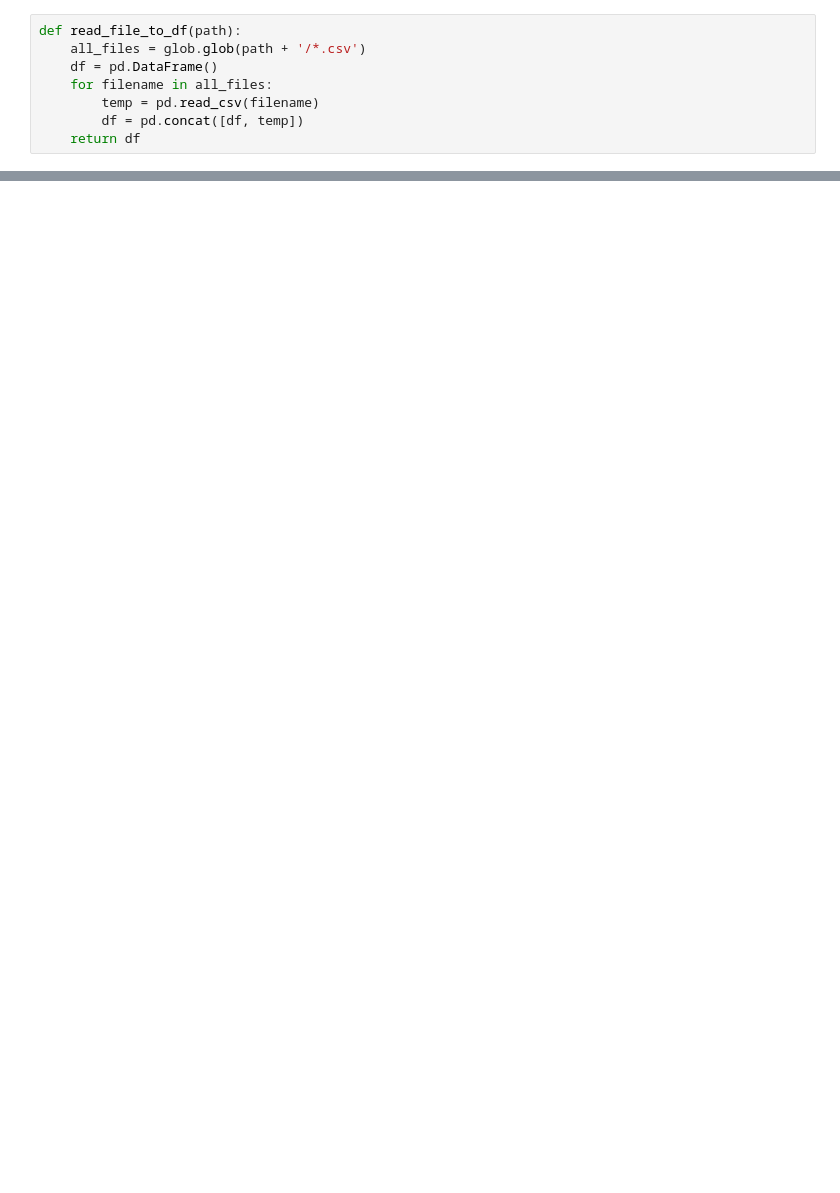
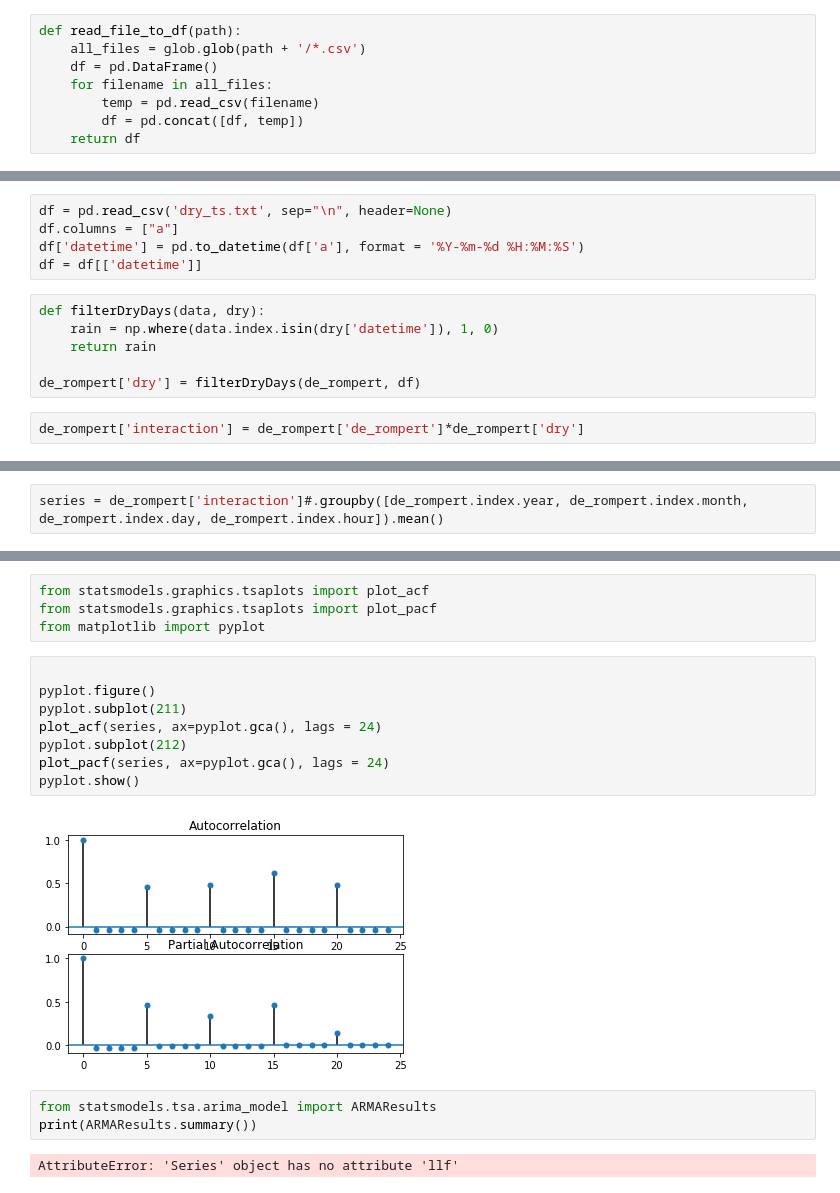
Before and after one commit to Trezorro/waterschap-datachallenge, a Jupyter notebook: Flow analysis 24-09.ipynb, the cells around one changed output, grey strips where cells are left out. Drawn from its saved outputs; the diff is of its cells as text; blank space fills up the shorter version.

```diff
--- a/Flow analysis 24-09.ipynb
+++ b/Flow analysis 24-09.ipynb
@@ -113,0 +114,13 @@ data
+# %%
+df = pd.read_csv('dry_ts.txt', sep="\n", header=None)
+df.columns = ["a"]
+df['datetime'] = pd.to_datetime(df['a'], format = '%Y-%m-%d %H:%M:%S')
+df = df[['datetime']]
+# %%
+def filterDryDays(data, dry):
+    rain = np.where(data.index.isin(dry['datetime']), 1, 0)
+    return rain
+
+de_rompert['dry'] = filterDryDays(de_rompert, df)
+# %%
+de_rompert['interaction'] = de_rompert['de_rompert']*de_rompert['dry']
@@ -113,0 +129,2 @@ data
+# %%
+series = de_rompert['interaction']#.groupby([de_rompert.index.year, de_rompert.index.month, de_rompert.index.day, de_rompert.index.hour]).mean()
@@ -113,0 +151,19 @@ data
+# %%
+from statsmodels.graphics.tsaplots import plot_acf
+from statsmodels.graphics.tsaplots import plot_pacf
+from matplotlib import pyplot
+# %%
+
+pyplot.figure()
+pyplot.subplot(211)
+plot_acf(series, ax=pyplot.gca(), lags = 24)
+pyplot.subplot(212)
+plot_pacf(series, ax=pyplot.gca(), lags = 24)
+pyplot.show()
+# %% [output]
+[figure, added]
+# %%
+from statsmodels.tsa.arima_model import ARMAResults
+print(ARMAResults.summary())
+# %% [output]
+AttributeError: 'Series' object has no attribute 'llf'
```
Also changed, not shown: parts of 24 cells of this notebook.
